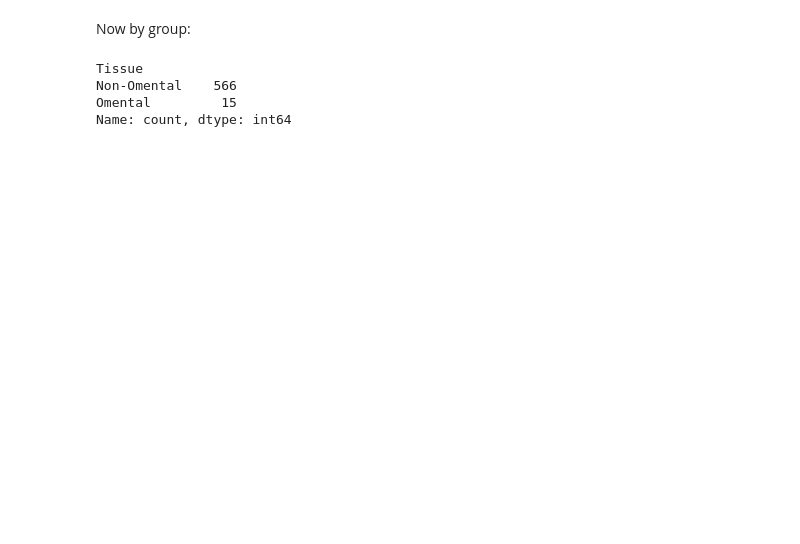
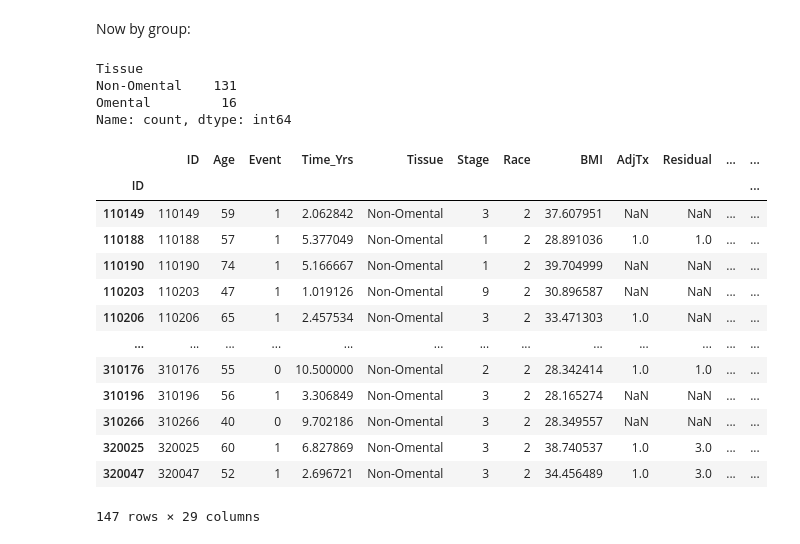
Before and after one commit to ivichadriana/HGSOC_Adipocytes, a Jupyter notebook: notebooks/analysis_proportions_vs_tissue.ipynb, the cells around one changed output. Cells and saved outputs as stored; diff of their text form; code cells hidden in the pictures; blank space fills up the shorter version.

```diff
--- a/notebooks/analysis_proportions_vs_tissue.ipynb
+++ b/notebooks/analysis_proportions_vs_tissue.ipynb
@@ -183,15 +240,32 @@ df["Immune"] = df[immune_cells].sum(axis=1)
 df["Stromal"] = df[stromal_cells].sum(axis=1)
 df["Epithelial"] = df[epi_cells].sum(axis=1)
 # %%
+df.dropna(subset=["Tissue"], inplace=True)
+
 df["Tissue"] = df["Tissue"].apply(
     lambda x: "Omental" if str(x) == "Omentum" else "Non-Omental"
 )
-df.Tissue.value_counts(dropna=False)
+print(df.Tissue.value_counts(dropna=False))
+df
 # %% [output]
 Tissue
-Non-Omental    566
-Omental         15
+Non-Omental    131
+Omental         16
 Name: count, dtype: int64
+|  | ID | Age | Event | Time_Yrs | Tissue | Stage | Race | BMI | AdjTx | Residual | ... | ... |
+| ID |  |  |  |  |  |  |  |  |  |  |  | ... |
+| 110149 | 110149 | 59 | 1 | 2.062842 | Non-Omental | 3 | 2 | 37.607951 | NaN | NaN | ... | ... |
+| 110188 | 110188 | 57 | 1 | 5.377049 | Non-Omental | 1 | 2 | 28.891036 | 1.0 | 1.0 | ... | ... |
+| 110190 | 110190 | 74 | 1 | 5.166667 | Non-Omental | 1 | 2 | 39.704999 | NaN | NaN | ... | ... |
+| 110203 | 110203 | 47 | 1 | 1.019126 | Non-Omental | 9 | 2 | 30.896587 | NaN | NaN | ... | ... |
+| 110206 | 110206 | 65 | 1 | 2.457534 | Non-Omental | 3 | 2 | 33.471303 | 1.0 | NaN | ... | ... |
+| ... | ... | ... | ... | ... | ... | ... | ... | ... | ... | ... | ... | ... |
+| 310176 | 310176 | 55 | 0 | 10.500000 | Non-Omental | 2 | 2 | 28.342414 | 1.0 | 1.0 | ... | ... |
+| 310196 | 310196 | 56 | 1 | 3.306849 | Non-Omental | 3 | 2 | 28.165274 | NaN | NaN | ... | ... |
+| 310266 | 310266 | 40 | 0 | 9.702186 | Non-Omental | 3 | 2 | 28.349557 | NaN | NaN | ... | ... |
+| 320025 | 320025 | 60 | 1 | 6.827869 | Non-Omental | 3 | 2 | 38.740537 | 1.0 | 3.0 | ... | ... |
+| 320047 | 320047 | 52 | 1 | 2.696721 | Non-Omental | 3 | 2 | 34.456489 | 1.0 | 3.0 | ... | ... |
+147 rows × 29 columns
 # %%
 ### Omentum vs Non-Omentum × Adipocyte / Immune / Stromal – t-test + Bonferroni
 
```
Also changed, not shown: parts of 10 cells of this notebook, 8 other files.
